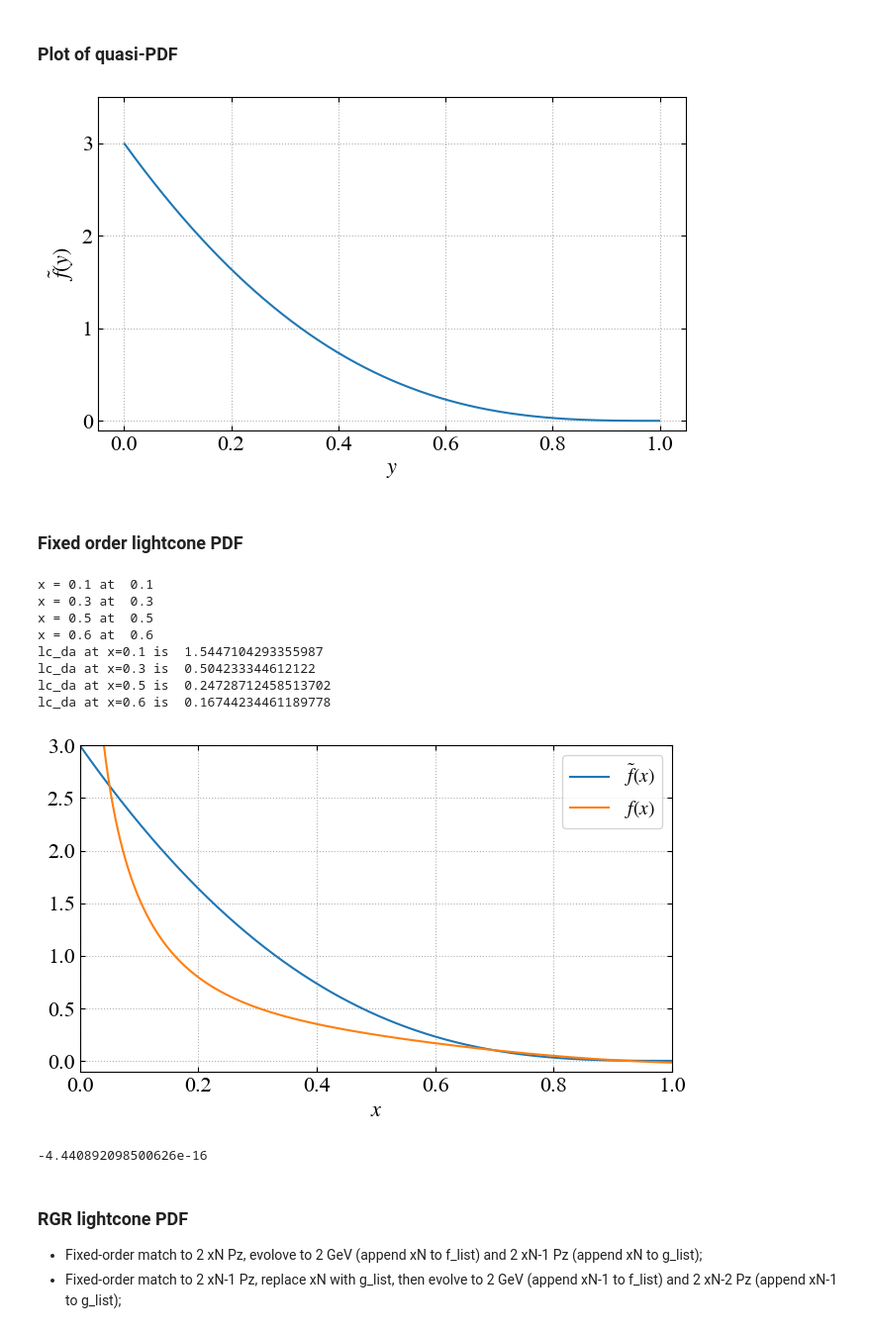
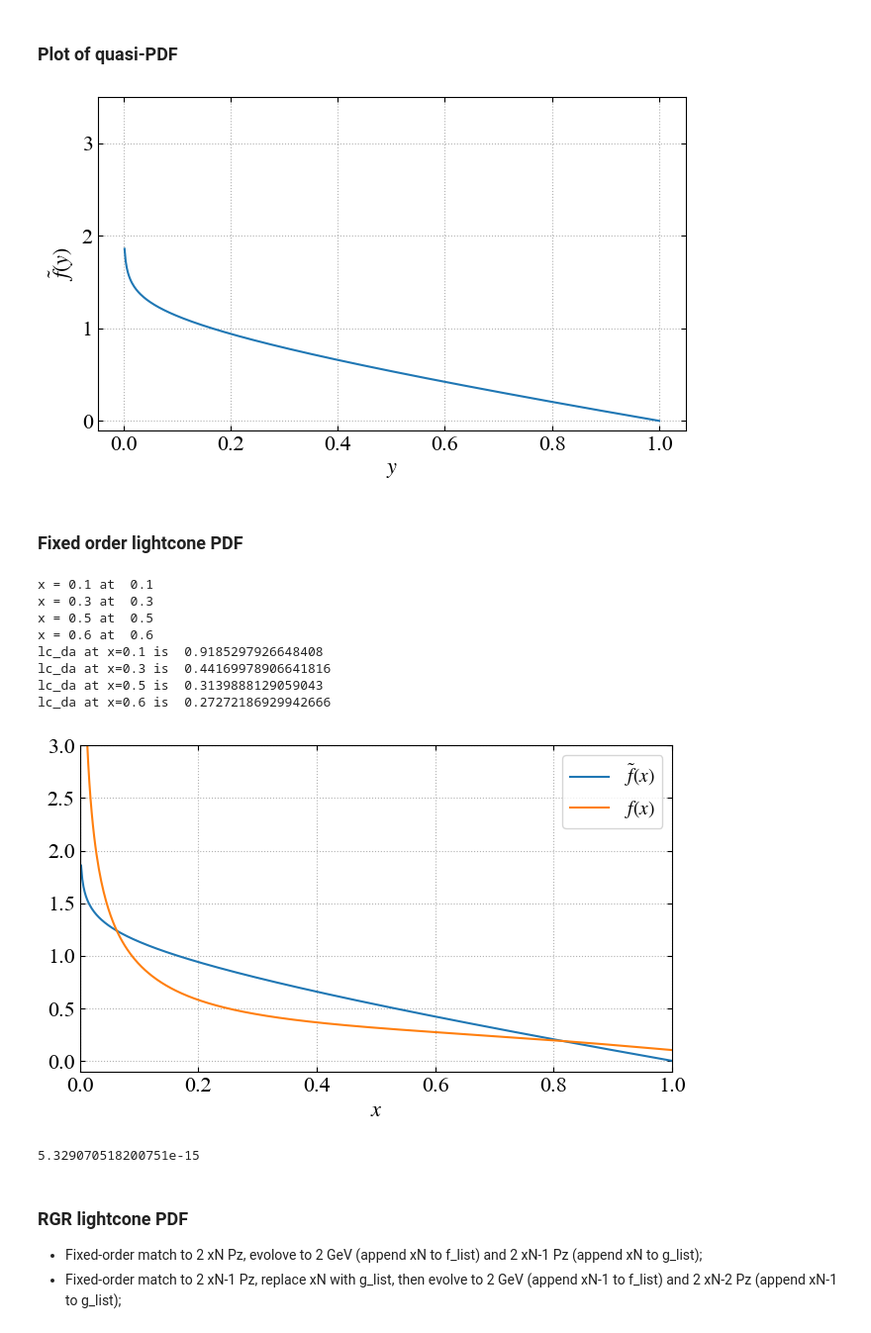
Before and after one commit to Greyyy-HJC/PDF_matching, a Jupyter notebook: main.ipynb, the cells around one changed output. Shown: that part at 99% size. Saved outputs shown, nothing was run; the diff lists cells and outputs as text; code cells hidden in the pictures.

```diff
--- a/main.ipynb
+++ b/main.ipynb
@@ -62,20 +62,20 @@ def default_plot():
 # %% [markdown]
 ### Plot of quasi-PDF
 # %%
-dy = 0.001 # discretization
-quasi_y_ls = np.arange(dy, 1, dy)
-# quasi_da = quasi_y_ls**(-0.1) * (1 - quasi_y_ls)
-quasi_da = (quasi_y_ls + 3) * (1 - quasi_y_ls)**3
+dy = 0.002 # discretization
+quasi_y_ls = np.arange(dy, 1 + dy, dy)
+quasi_da = quasi_y_ls**(-0.1) * (1 - quasi_y_ls)
+# quasi_da = (quasi_y_ls + 3) * (1 - quasi_y_ls)**3
 
 fig, ax = default_plot()
 ax.plot(quasi_y_ls, quasi_da)
 plt.xlabel(r"$y$", **fs_p)
 plt.ylabel(r"$\tilde{f} (y)$", **fs_p)
 plt.ylim(-0.1, 3.5)
 plt.tight_layout()
 plt.show()
 # %% [output]
-[figure, old version]
+[figure, new version]
 # %% [markdown]
 ### Fixed order lightcone PDF
 # %%
@@ -117,25 +117,25 @@ x = 0.1 at  0.1
 x = 0.3 at  0.3
 x = 0.5 at  0.5
 x = 0.6 at  0.6
-lc_da at x=0.1 is  1.5447104293355987
-lc_da at x=0.3 is  0.504233344612122
-lc_da at x=0.5 is  0.24728712458513702
-lc_da at x=0.6 is  0.16744234461189778
+lc_da at x=0.1 is  0.9185297926648408
+lc_da at x=0.3 is  0.44169978906641816
+lc_da at x=0.5 is  0.3139888129059043
+lc_da at x=0.6 is  0.27272186929942666
-[figure, old version]
+[figure, new version]
 # %%
 from utils import DGLAP_kernel
 
-x_ls = np.arange(0.01, 1, 0.01)
-v_ls = np.arange(0.01, 1, 0.01)
-mu = 4
+x_ls = np.arange(dy, 1, dy)
+v_ls = np.arange(dy, 1, dy)
+mu = 2
 
 DGLAP_matrix = DGLAP_kernel(x_ls, v_ls, mu)
 
-idx_x_01 = int(0.1 / 0.01) - 1
+idx_x_01 = int(0.1 / dy) - 1
 
 print( np.sum( [DGLAP_matrix[i][idx_x_01] for i in range(len(v_ls))] ) )
 # %% [output]
--4.440892098500626e-16
+5.329070518200751e-15
 # %% [markdown]
 ### RGR lightcone PDF
 
```
Also changed, not shown: parts of 4 cells of this notebook, 2 other files.
